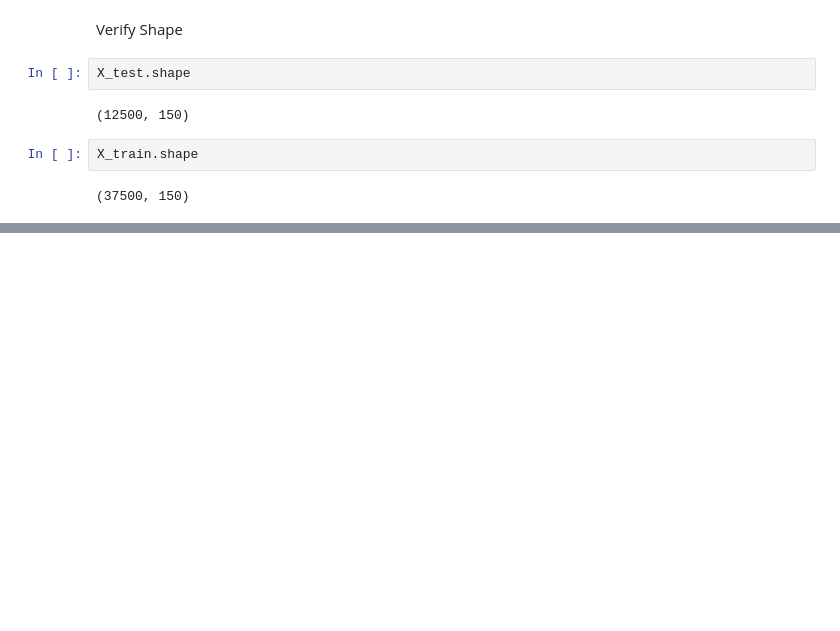
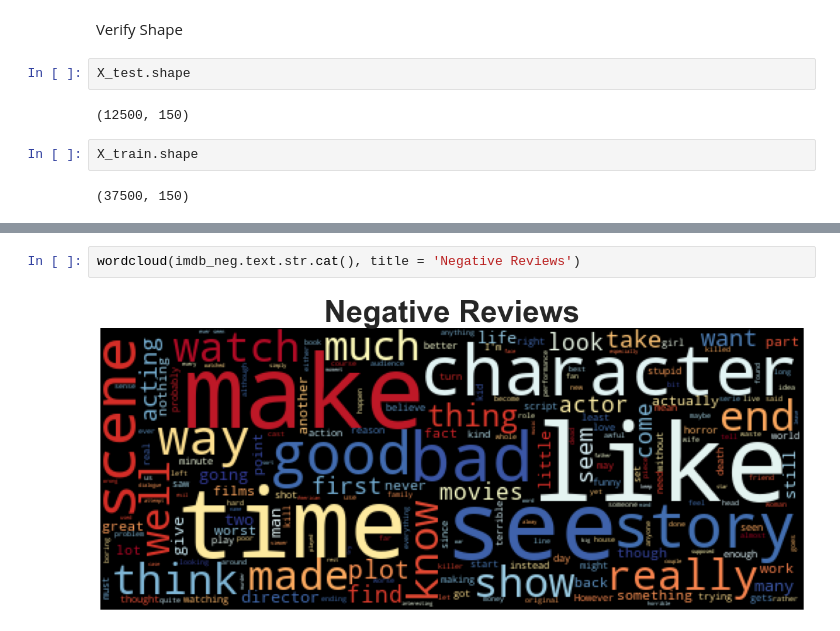
Before and after one commit to tylergehbauer/movie-survey-sentiment-analysis, a Jupyter notebook: movie_sentiment.ipynb, the cells around one changed output, grey strips where cells are left out. Cells and saved outputs as stored; diff of their text form; blank space fills up the shorter version.

```diff
--- a/movie_sentiment.ipynb
+++ b/movie_sentiment.ipynb
@@ -297,0 +408,4 @@ Detected at node 'binary_crossentropy/Cast' defined at (most recent call last):
+# %%
+wordcloud(imdb_neg.text.str.cat(), title = 'Negative Reviews')
+# %% [output]
+[figure, added]
```
Also changed, not shown: parts of 23 cells of this notebook.
